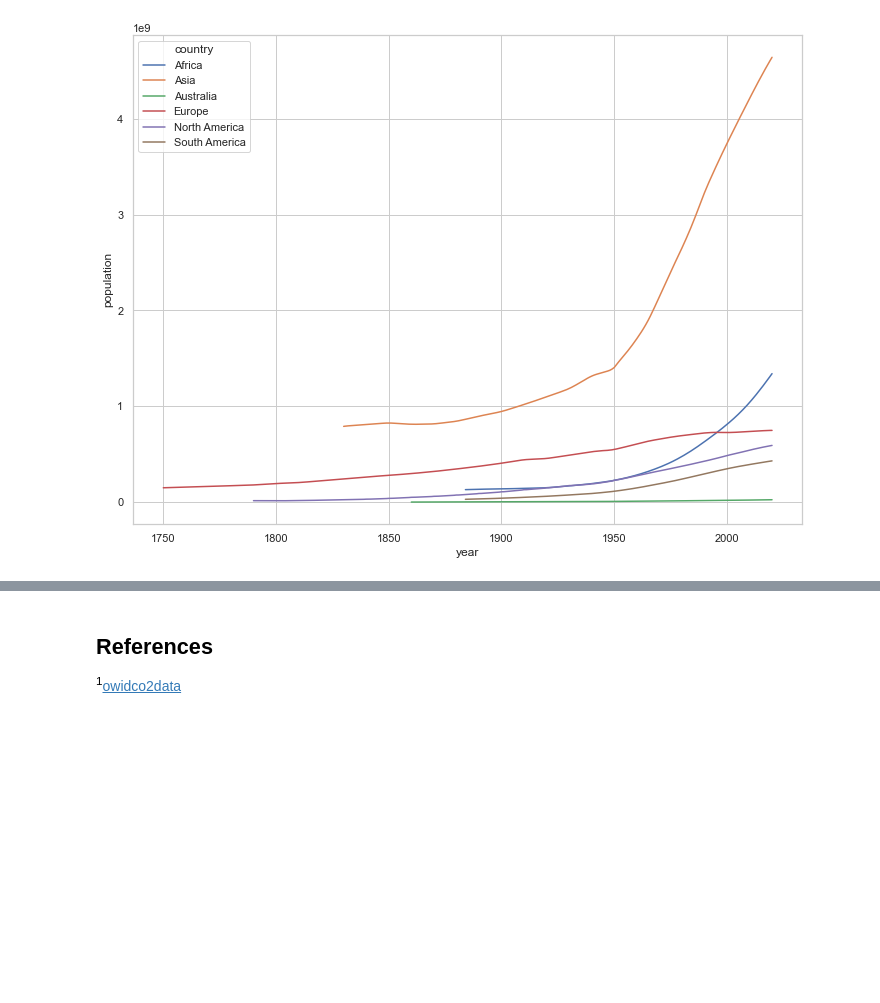
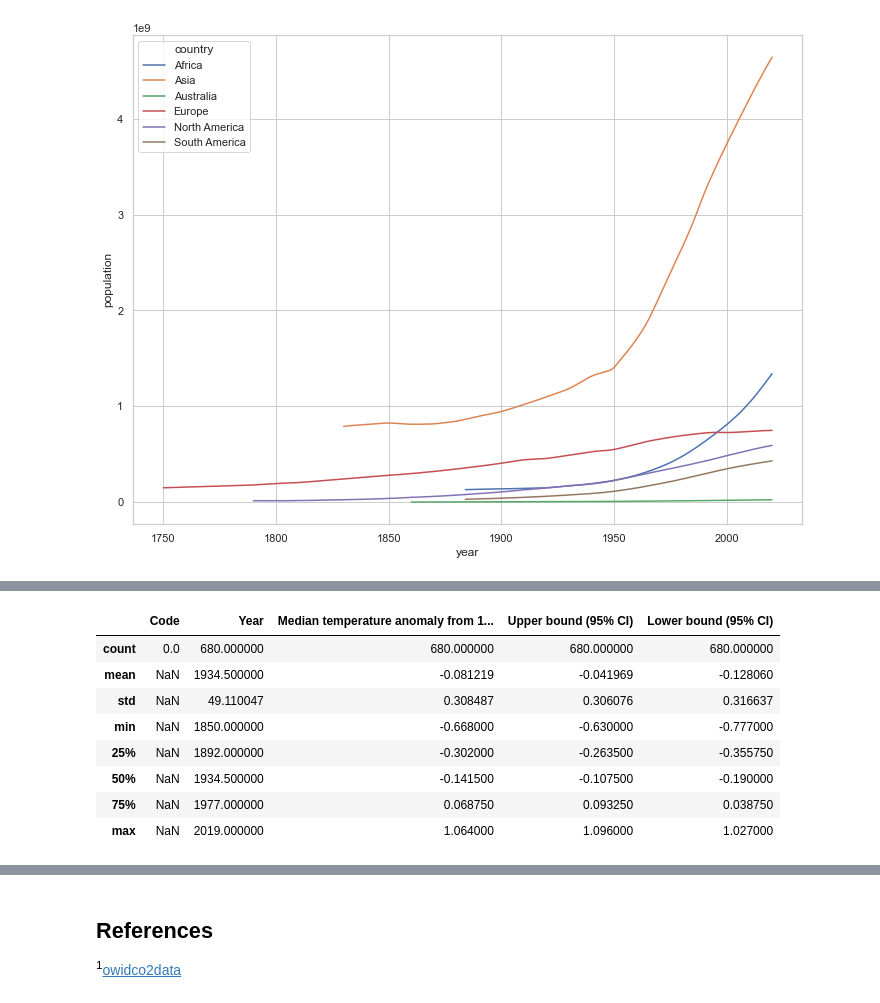
Before and after one commit to SaidhbhFoley/data_real_world_CO2, a Jupyter notebook: Real_World_CO2.ipynb, the cells around one changed output, grey strips where cells are left out. Drawn from its saved outputs; the diff is of its cells as text; code cells hidden in the pictures; blank space fills up the shorter version.

```diff
--- a/Real_World_CO2.ipynb
+++ b/Real_World_CO2.ipynb
@@ -635,0 +698,12 @@ sns.lineplot(data=dfglobal_data, x='year', y='population', hue='country')
+# %%
+dftemp_data.describe()
+# %% [output]
+|  | Code | Year | Median temperature anomaly from 1... | Upper bound (95% CI) | Lower bound (95% CI) |
+| count | 0.0 | 680.000000 | 680.000000 | 680.000000 | 680.000000 |
+| mean | NaN | 1934.500000 | -0.081219 | -0.041969 | -0.128060 |
+| std | NaN | 49.110047 | 0.308487 | 0.306076 | 0.316637 |
+| min | NaN | 1850.000000 | -0.668000 | -0.630000 | -0.777000 |
+| 25% | NaN | 1892.000000 | -0.302000 | -0.263500 | -0.355750 |
+| 50% | NaN | 1934.500000 | -0.141500 | -0.107500 | -0.190000 |
+| 75% | NaN | 1977.000000 | 0.068750 | 0.093250 | 0.038750 |
+| max | NaN | 2019.000000 | 1.064000 | 1.096000 | 1.027000 |
```
Also changed, not shown: parts of 8 cells of this notebook, 2 other files.
